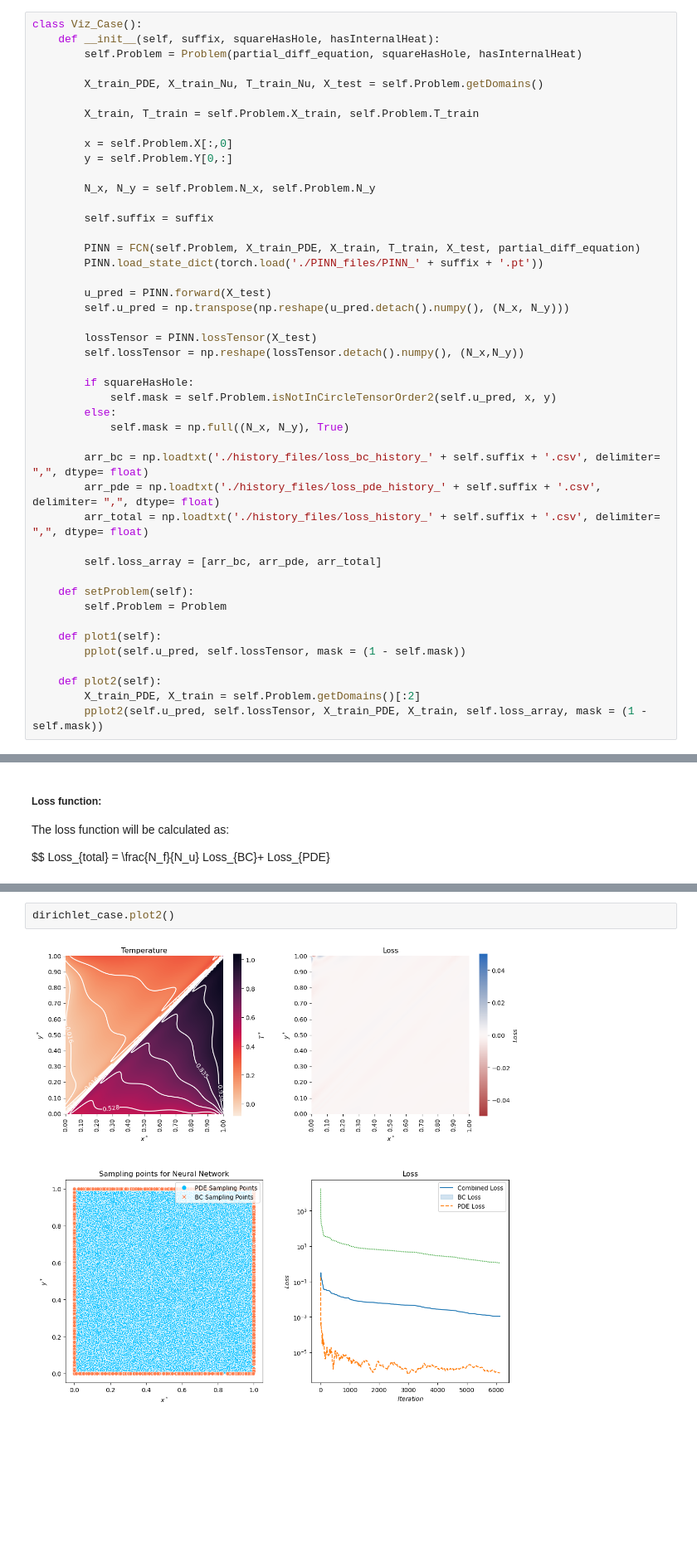
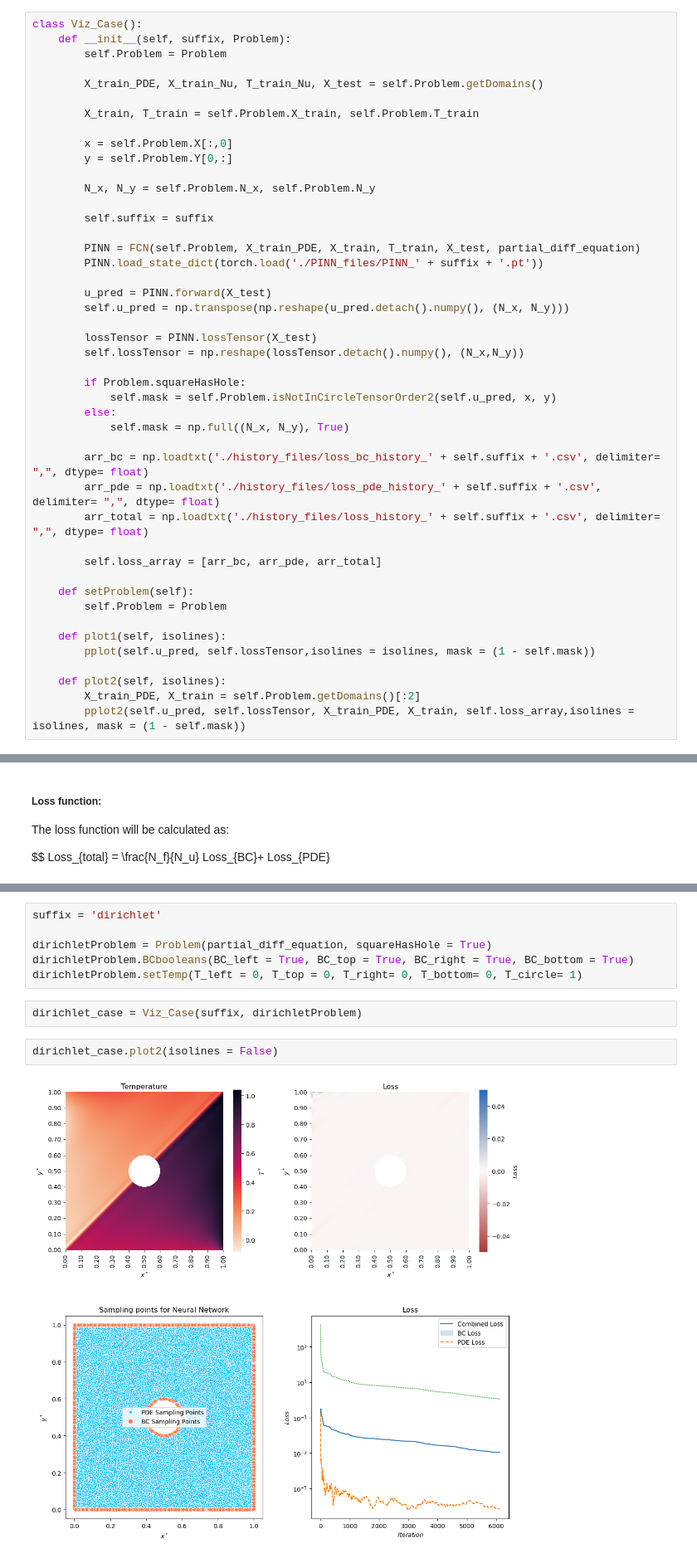
Before and after one commit to ThyCap/TCC, a Jupyter notebook: viz_file.ipynb, the cells around one changed output, grey strips where cells are left out. Shown at 83% size. Drawn from its saved outputs; the diff is of its cells as text; blank space fills up the shorter version.

```diff
--- a/viz_file.ipynb
+++ b/viz_file.ipynb
@@ -215,8 +215,8 @@ def pplot2(u_pred, lossTensor, X_train_PDE, X_train, loss_array, num_ticks = 11,
     plt.show()
 # %%
 class Viz_Case():
-    def __init__(self, suffix, squareHasHole, hasInternalHeat):
-        self.Problem = Problem(partial_diff_equation, squareHasHole, hasInternalHeat)
+    def __init__(self, suffix, Problem):
+        self.Problem = Problem
 
         X_train_PDE, X_train_Nu, T_train_Nu, X_test = self.Problem.getDomains()
 
@@ -238,7 +238,7 @@ class Viz_Case():
         lossTensor = PINN.lossTensor(X_test)
         self.lossTensor = np.reshape(lossTensor.detach().numpy(), (N_x,N_y))
 
-        if squareHasHole:
+        if Problem.squareHasHole:
             self.mask = self.Problem.isNotInCircleTensorOrder2(self.u_pred, x, y)
         else:
             self.mask = np.full((N_x, N_y), True)
@@ -252,12 +252,12 @@ class Viz_Case():
     def setProblem(self):
         self.Problem = Problem
 
-    def plot1(self):
-        pplot(self.u_pred, self.lossTensor, mask = (1 - self.mask))
+    def plot1(self, isolines):
+        pplot(self.u_pred, self.lossTensor,isolines = isolines, mask = (1 - self.mask))
 
-    def plot2(self):
+    def plot2(self, isolines):
         X_train_PDE, X_train = self.Problem.getDomains()[:2]
-        pplot2(self.u_pred, self.lossTensor, X_train_PDE, X_train, self.loss_array, mask = (1 - self.mask))
+        pplot2(self.u_pred, self.lossTensor, X_train_PDE, X_train, self.loss_array,isolines = isolines, mask = (1 - self.mask))
 # %% [markdown]
 ## 1. Simplest Case
 # %% [markdown]
@@ -335,4 +372,12 @@ dirichlet_case = Viz_Case('dirichlet', squareHasHole = False, hasInternalHeat =
+# %%
+suffix = 'dirichlet'
+
+dirichletProblem = Problem(partial_diff_equation, squareHasHole = True)
+dirichletProblem.BCbooleans(BC_left = True, BC_top = True, BC_right = True, BC_bottom = True)
+dirichletProblem.setTemp(T_left = 0, T_top = 0, T_right= 0, T_bottom= 0, T_circle= 1)
+# %%
+dirichlet_case = Viz_Case(suffix, dirichletProblem)
 # %%
-dirichlet_case.plot2()
+dirichlet_case.plot2(isolines = False)
 # %% [output]
-[figure, old version]
+[figure, new version]
```
Also changed, not shown: parts of 16 cells of this notebook, 6 other files.
